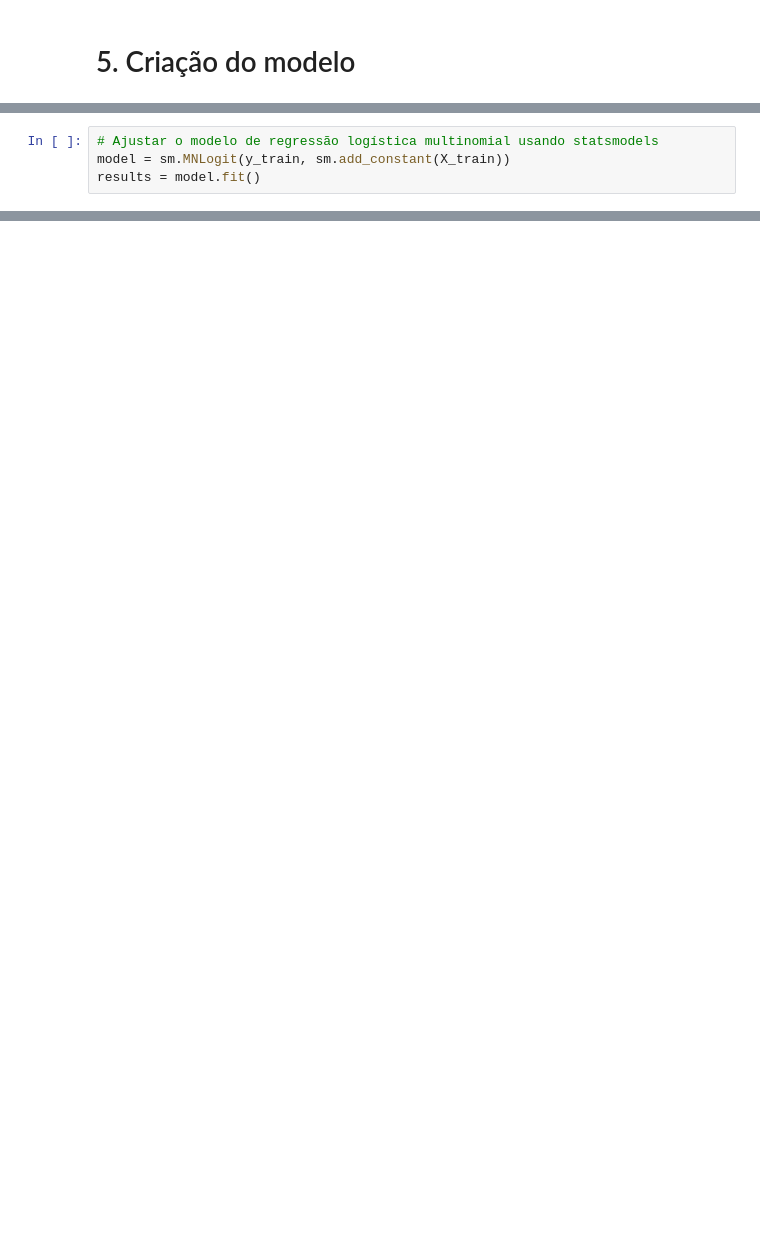
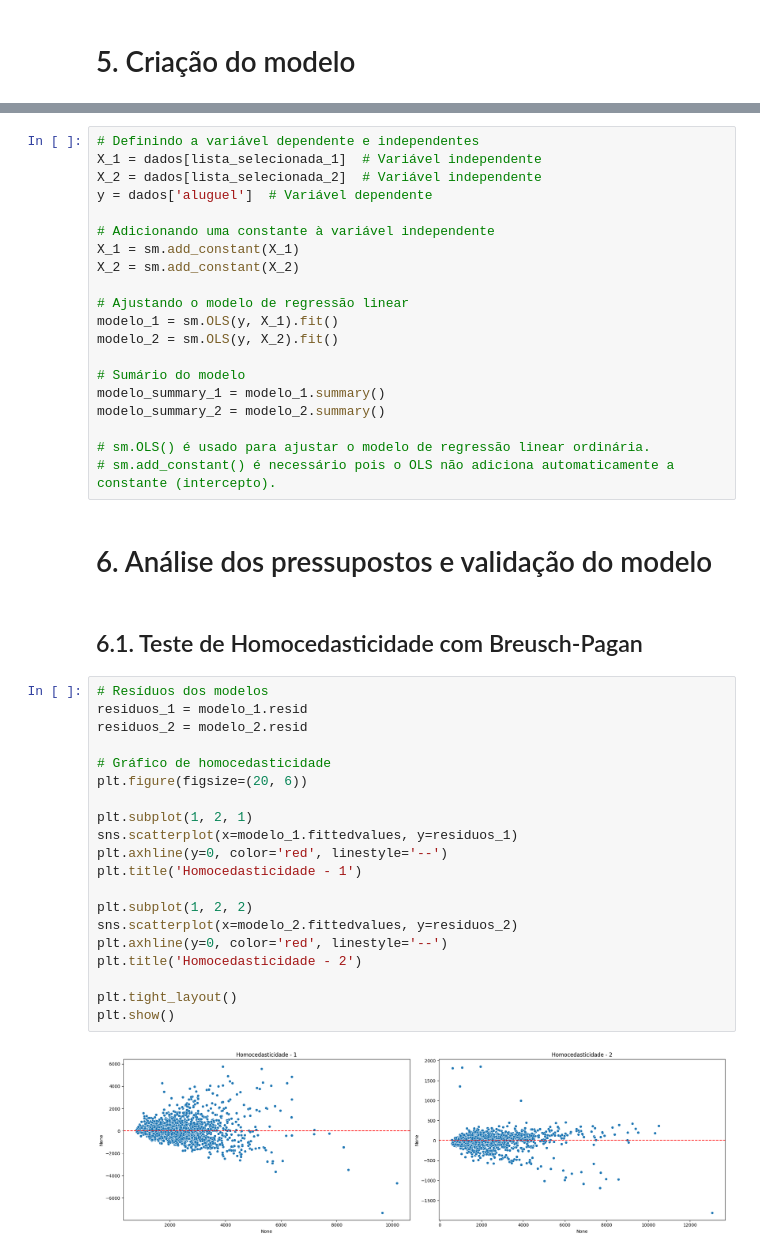
Before and after one commit to VitorFRodrigues/PUCMinas_DataScience, a Jupyter notebook: 03-Tec_Amostragem_Mod_regressao/Exercicios/TrabalhoFinal/TrabalhoFinal.ipynb, the cells around one changed output, grey strips where cells are left out. Cells and saved outputs as stored; diff of their text form; blank space fills up the shorter version.

```diff
--- a/03-Tec_Amostragem_Mod_regressao/Exercicios/TrabalhoFinal/TrabalhoFinal.ipynb
+++ b/03-Tec_Amostragem_Mod_regressao/Exercicios/TrabalhoFinal/TrabalhoFinal.ipynb
@@ -685,4 +184,0 @@ Tamanho do conjunto de teste (y_test): (40,)
-# %%
-# Ajustar o modelo de regressão logística multinomial usando statsmodels
-model = sm.MNLogit(y_train, sm.add_constant(X_train))
-results = model.fit()
@@ -1043,0 +185,46 @@ Dado os valores fornecidos, podemos interpretar as razões de chance para cada c
+# %%
+# Definindo a variável dependente e independentes
+X_1 = dados[lista_selecionada_1]  # Variável independente
+X_2 = dados[lista_selecionada_2]  # Variável independente
+y = dados['aluguel']  # Variável dependente
+
+# Adicionando uma constante à variável independente
+X_1 = sm.add_constant(X_1)
+X_2 = sm.add_constant(X_2)
+
+# Ajustando o modelo de regressão linear
+modelo_1 = sm.OLS(y, X_1).fit()
+modelo_2 = sm.OLS(y, X_2).fit()
+
+# Sumário do modelo
+modelo_summary_1 = modelo_1.summary()
+modelo_summary_2 = modelo_2.summary()
+
+# sm.OLS() é usado para ajustar o modelo de regressão linear ordinária.
+# sm.add_constant() é necessário pois o OLS não adiciona automaticamente a constante (intercepto).
+# %% [markdown]
+# 6. Análise dos pressupostos e validação do modelo
+# %% [markdown]
+## 6.1. Teste de Homocedasticidade com Breusch-Pagan
+# %%
+# Resíduos dos modelos
+residuos_1 = modelo_1.resid
+residuos_2 = modelo_2.resid
+
+# Gráfico de homocedasticidade
+plt.figure(figsize=(20, 6))
+
+plt.subplot(1, 2, 1)
+sns.scatterplot(x=modelo_1.fittedvalues, y=residuos_1)
+plt.axhline(y=0, color='red', linestyle='--')
+plt.title('Homocedasticidade - 1')
+
+plt.subplot(1, 2, 2)
+sns.scatterplot(x=modelo_2.fittedvalues, y=residuos_2)
+plt.axhline(y=0, color='red', linestyle='--')
+plt.title('Homocedasticidade - 2')
+
+plt.tight_layout()
+plt.show()
+# %% [output]
+[figure, added]
```
Also changed, not shown: parts of 142 cells of this notebook.
